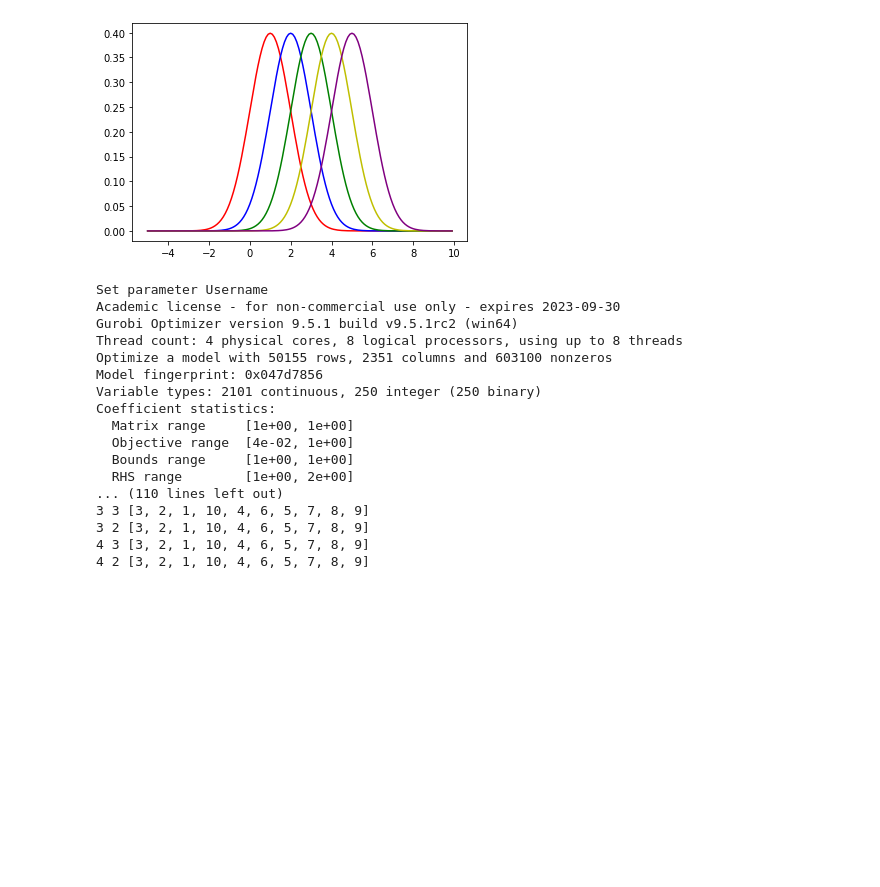
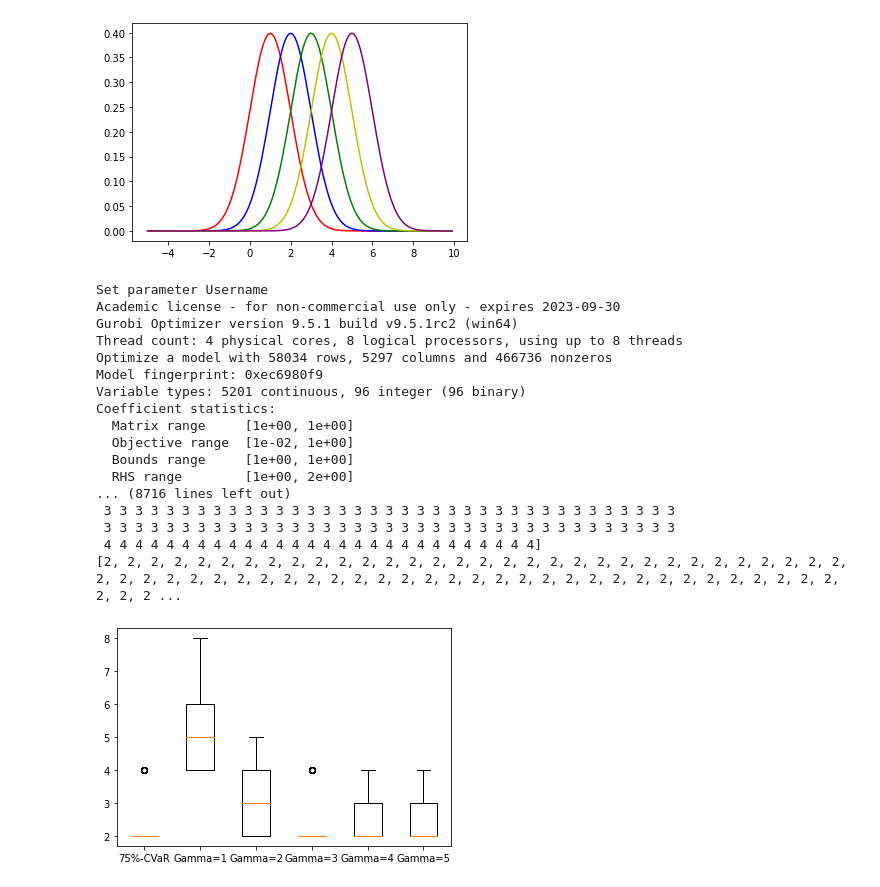
Before and after one commit to ikumadaiki/CPMP, a Jupyter notebook: instance.ipynb, the cells around one changed output. Drawn from its saved outputs; the diff is of its cells as text; code cells hidden in the pictures; blank space fills up the shorter version.

```diff
--- a/instance.ipynb
+++ b/instance.ipynb
@@ -18,7 +18,7 @@ plt.show()
 # %% [output]
 [figure]
 # %%
-def IPS6(ship_num,stack_num,height,n,size,beta,loc,scale):
+def IPS6(ship_num,stack_num,height,n,size,size_,beta,loc,scale):
   O1=[i+1 for i in range(ship_num)]
   S=[i+1 for i in range(stack_num)]
   H=[i+1 for i in range(height)]
@@ -41,7 +41,7 @@ def IPS6(ship_num,stack_num,height,n,size,beta,loc,scale):
   for i in range(ship_num):
       for j in range(ship_num):
           if i==j:
-              cov[i][i]=np.random.normal(loc=loc,scale=scale)
+              cov[i][i]=abs(np.random.normal(loc=loc,scale=scale))
   for i in range(ship_num):
       for j in range(ship_num):
           if i!=j:
@@ -137,11 +137,11 @@ def IPS6(ship_num,stack_num,height,n,size,beta,loc,scale):
     print(result)
 
     np.random.seed()
-    data_2 = np.random.multivariate_normal(mean, cov, size=size)
+    data_2 = np.random.multivariate_normal(mean, cov, size=size_)
 
     global OR
     OR_=np.argsort(data_2)
-    OR_=OR_+np.ones((size,ship_num)).astype(int)
+    OR_=OR_+np.ones((size_,ship_num)).astype(int)
     OR=OR_.tolist()
 
     global penalty
@@ -162,11 +162,11 @@ def IPS6(ship_num,stack_num,height,n,size,beta,loc,scale):
       penalty.append(a)
       # print(a)
     penalty=np.sort(penalty)
-    penalty=penalty[round(0.75*size):]
+    penalty=penalty[round(beta*size_):]
     # penalty=penalty[round(0.8*size):]
     # print(penalty)
 
-def robust(ship_num,stack_num,height,n,Gamma,size,loc,scale):
+def robust(ship_num,stack_num,height,n,Gamma,size,size_,loc,scale):
     # nと初期配置を変更しなければいけない
     num=sum(n)
 
@@ -274,16 +274,16 @@ def robust(ship_num,stack_num,height,n,Gamma,size,loc,scale):
         for i in range(ship_num):
             for j in range(ship_num):
                 if i==j:
-                    cov[i][i]=np.random.normal(loc=loc,scale=scale)
+                    cov[i][i]=abs(np.random.normal(loc=loc,scale=scale))
         for i in range(ship_num):
             for j in range(ship_num):
                 if i!=j:
                     cov[i][j]=0
         np.random.seed()
-        data_1 = np.random.multivariate_normal(mean, cov, size=size)
+        data_1 = np.random.multivariate_normal(mean, cov, size=size_)
 
         O_=np.argsort(data_1)
-        O_=O_+np.ones((size,ship_num)).astype(int)
+        O_=O_+np.ones((size_,ship_num)).astype(int)
         OR=O_.tolist()
 
 
@@ -305,36 +305,53 @@ def robust(ship_num,stack_num,height,n,Gamma,size,loc,scale):
             penalty_r.append(a)
 
         penalty_r=np.sort(penalty_r)
-        penalty_r=penalty_r[round(0.75*size):]
+        penalty_r=penalty_r[round(0.75*size_):]
         print(penalty_r)
 
         # import matplotlib.pyplot as plt
         # plt.boxplot(penalty_r)
 # %%
-size=100
-loc=2
+size=400
+size_=1000
+loc=10
 scale=1
-inst=[[5,5,[2,2,2,2,2,2,2,2,2,2]]]
+inst=[[4,4,[2,2,2,2,2,2]]]
 pcvar=[]
 for i in inst:
   ship_num=len(i[2])
-  IPS6(ship_num,i[0],i[1],i[2],size,0.75,loc,scale)
+  IPS6(ship_num,i[0],i[1],i[2],size,size_,0.75,loc,scale)
   pcvar+=list(penalty)
+data=(tuple(pcvar),)
+l=["75%-CVaR"]
+for g in range(1,6):
+  prob=[]
+  for i in inst:
+    ship_num=len(i[2])
+    robust(ship_num,i[0],i[1],i[2],g,size,size_,loc,scale)
+    prob+=list(penalty_r)
+    print(prob)
+  data+=(tuple(prob),)
+  l.append("Gamma="+str(g))
+  # print("data=",data)
+import matplotlib.pyplot as plt
+plt.boxplot(data,labels=l)
+plt.show()
 # %% [output]
 Set parameter Username
 Academic license - for non-commercial use only - expires 2023-09-30
 Gurobi Optimizer version 9.5.1 build v9.5.1rc2 (win64)
 Thread count: 4 physical cores, 8 logical processors, using up to 8 threads
-Optimize a model with 50155 rows, 2351 columns and 603100 nonzeros
-Model fingerprint: 0x047d7856
-Variable types: 2101 continuous, 250 integer (250 binary)
+Optimize a model with 58034 rows, 5297 columns and 466736 nonzeros
+Model fingerprint: 0xec6980f9
+Variable types: 5201 continuous, 96 integer (96 binary)
 Coefficient statistics:
   Matrix range     [1e+00, 1e+00]
-  Objective range  [4e-02, 1e+00]
+  Objective range  [1e-02, 1e+00]
   Bounds range     [1e+00, 1e+00]
   RHS range        [1e+00, 2e+00]
-... (110 lines left out)
-3 3 [3, 2, 1, 10, 4, 6, 5, 7, 8, 9]
-3 2 [3, 2, 1, 10, 4, 6, 5, 7, 8, 9]
-4 3 [3, 2, 1, 10, 4, 6, 5, 7, 8, 9]
-4 2 [3, 2, 1, 10, 4, 6, 5, 7, 8, 9]
+... (8716 lines left out)
+ 3 3 3 3 3 3 3 3 3 3 3 3 3 3 3 3 3 3 3 3 3 3 3 3 3 3 3 3 3 3 3 3 3 3 3 3 3
+ 3 3 3 3 3 3 3 3 3 3 3 3 3 3 3 3 3 3 3 3 3 3 3 3 3 3 3 3 3 3 3 3 3 3 3 3 3
+ 4 4 4 4 4 4 4 4 4 4 4 4 4 4 4 4 4 4 4 4 4 4 4 4 4 4 4 4]
+[2, 2, 2, 2, 2, 2, 2, 2, 2, 2, 2, 2, 2, 2, 2, 2, 2, 2, 2, 2, 2, 2, 2, 2, 2, 2, 2, 2, 2, 2, 2, 2, 2, 2, 2, 2, 2, 2, 2, 2, 2, 2, 2, 2, 2, 2, 2, 2, 2, 2, 2, 2, 2, 2, 2, 2, 2, 2, 2, 2, 2, 2, 2, 2, 2, 2, 2 ...
+[figure, added]
```
Also changed, not shown: parts of 2 cells of this notebook.
